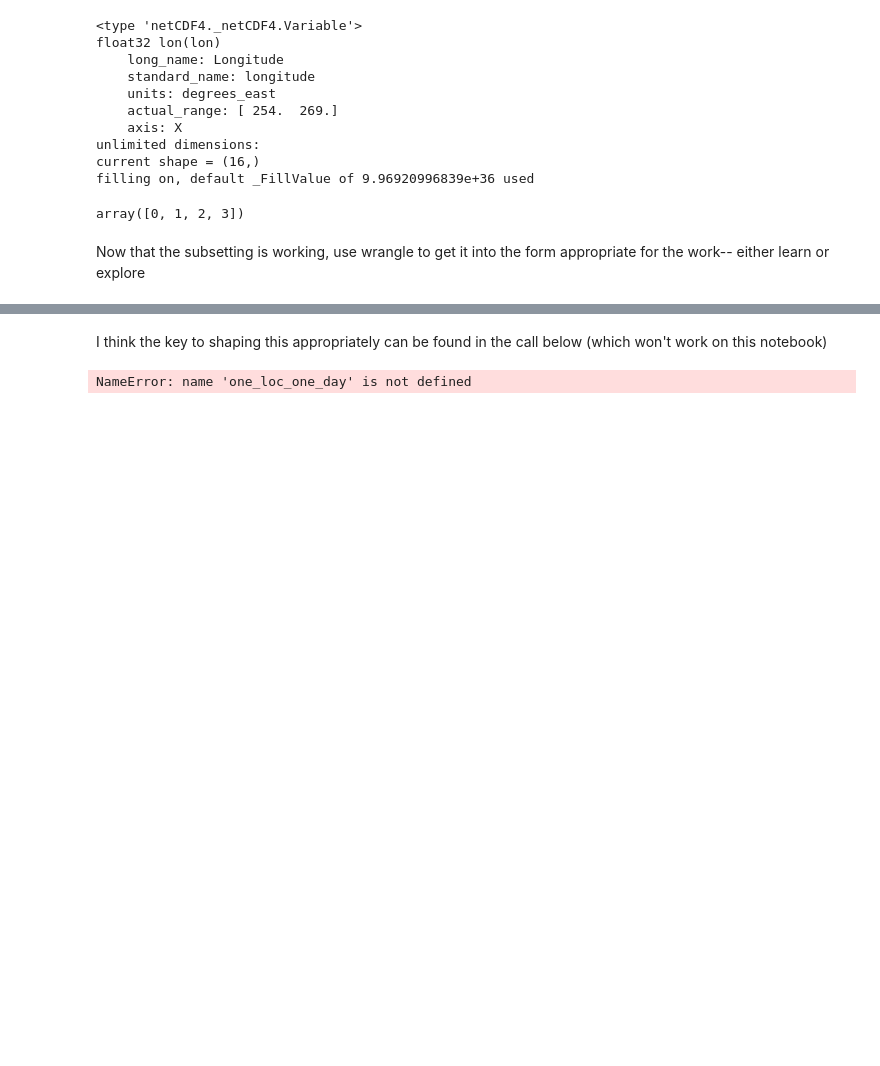
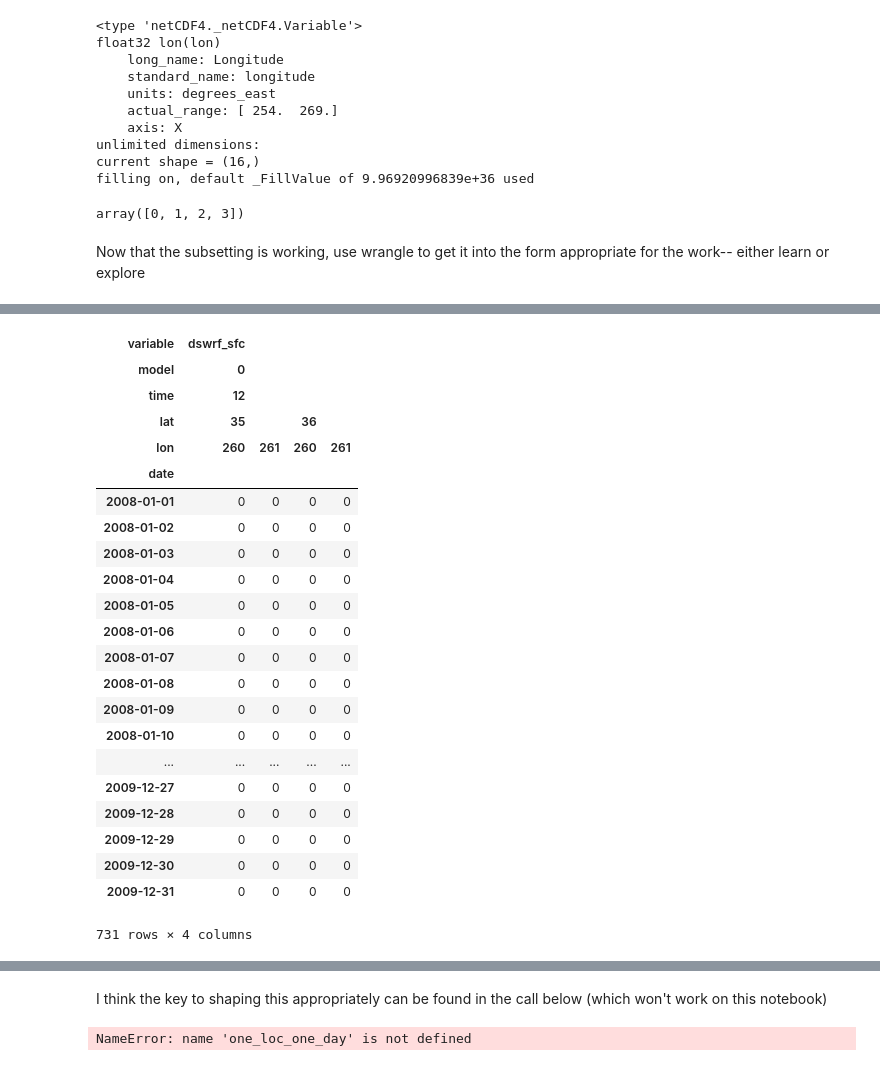
Before and after one commit to joelmpiper/solar_energy_prediction, a Jupyter notebook: notebooks/TestExtractionFunction.ipynb, the cells around one changed output, grey strips where cells are left out. Saved outputs shown, nothing was run; the diff lists cells and outputs as text; code cells hidden in the pictures; blank space fills up the shorter version.

```diff
--- a/notebooks/TestExtractionFunction.ipynb
+++ b/notebooks/TestExtractionFunction.ipynb
@@ -377,0 +371,26 @@ y_train
+# %%
+X_test
+# %% [output]
+| variable | dswrf_sfc |  |  |  |
+| model | 0 |  |  |  |
+| time | 12 |  |  |  |
+| lat | 35 |  | 36 |  |
+| lon | 260 | 261 | 260 | 261 |
+| date |  |  |  |  |
+| 2008-01-01 | 0 | 0 | 0 | 0 |
+| 2008-01-02 | 0 | 0 | 0 | 0 |
+| 2008-01-03 | 0 | 0 | 0 | 0 |
+| 2008-01-04 | 0 | 0 | 0 | 0 |
+| 2008-01-05 | 0 | 0 | 0 | 0 |
+| 2008-01-06 | 0 | 0 | 0 | 0 |
+| 2008-01-07 | 0 | 0 | 0 | 0 |
+| 2008-01-08 | 0 | 0 | 0 | 0 |
+| 2008-01-09 | 0 | 0 | 0 | 0 |
+| 2008-01-10 | 0 | 0 | 0 | 0 |
+| ... | ... | ... | ... | ... |
+| 2009-12-27 | 0 | 0 | 0 | 0 |
+| 2009-12-28 | 0 | 0 | 0 | 0 |
+| 2009-12-29 | 0 | 0 | 0 | 0 |
+| 2009-12-30 | 0 | 0 | 0 | 0 |
+| 2009-12-31 | 0 | 0 | 0 | 0 |
+731 rows × 4 columns
```
Also changed, not shown: parts of 6 cells of this notebook, 8 other files.
